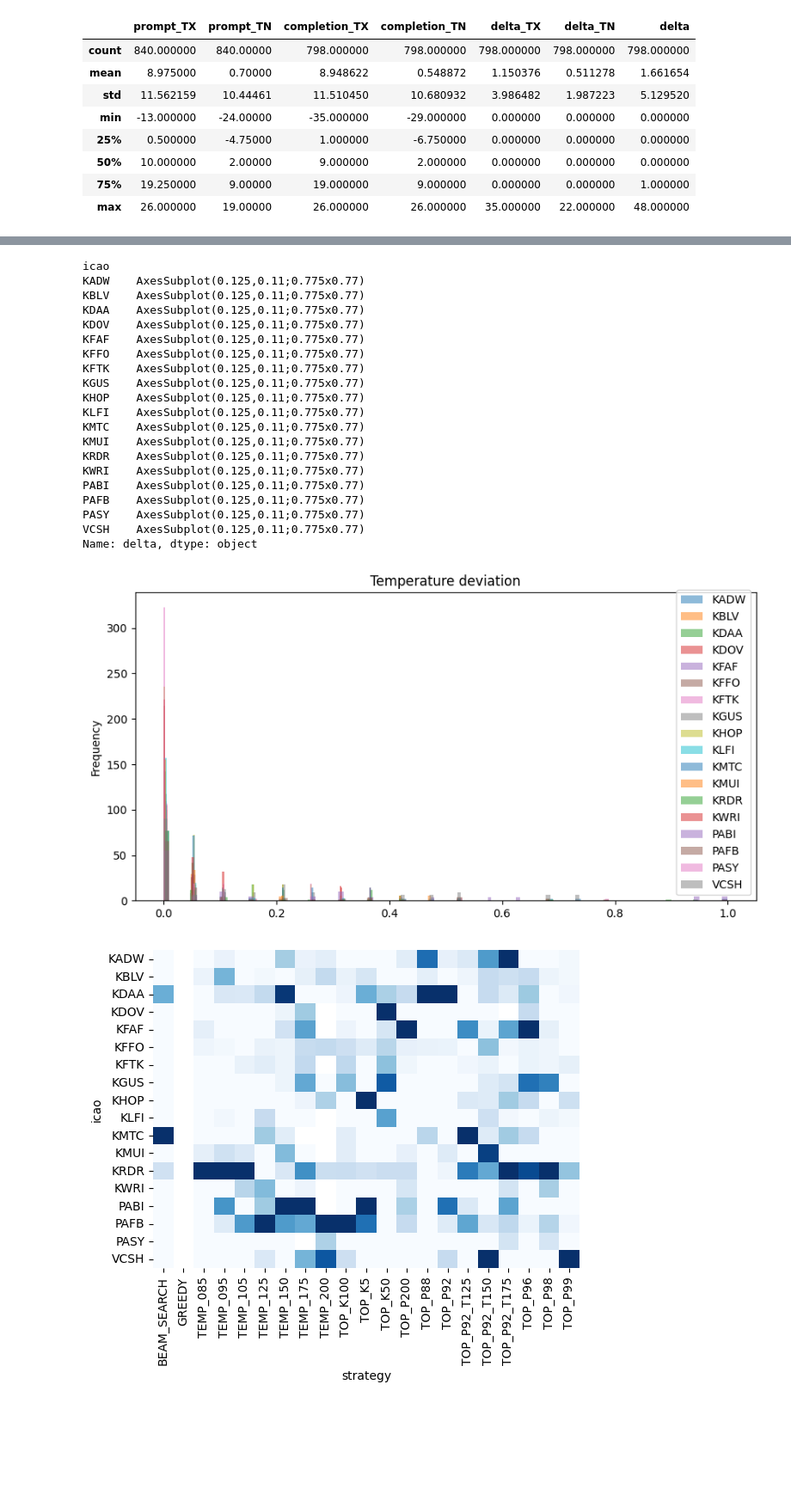
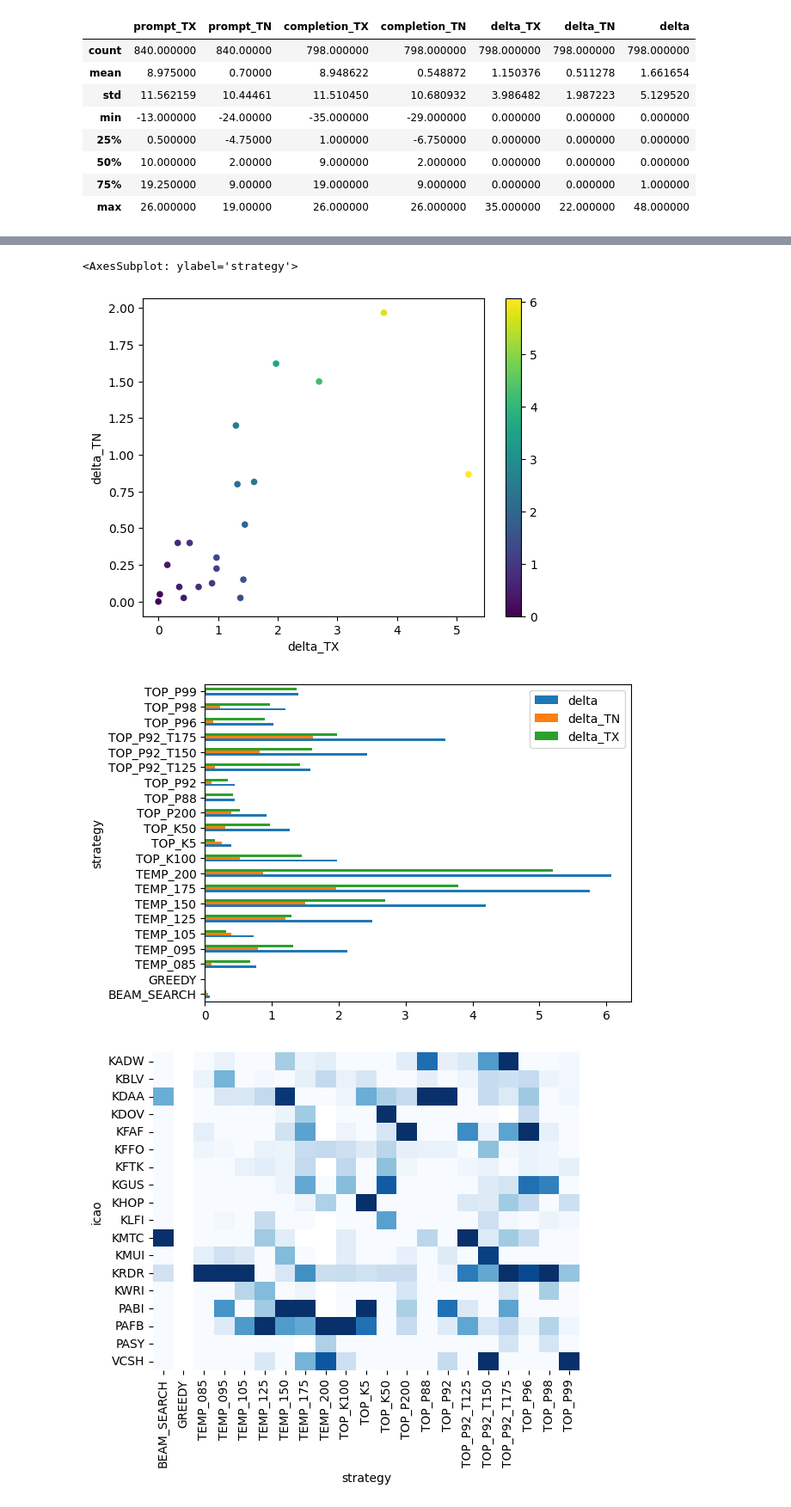
Before and after one commit to leaver2000/fite-gpt2, a Jupyter notebook: results.ipynb, the cells around one changed output, grey strips where cells are left out. Shown at 86% size. Saved outputs shown, nothing was run; the diff lists cells and outputs as text; code cells hidden in the pictures; blank space fills up the shorter version.

```diff
--- a/results.ipynb
+++ b/results.ipynb
@@ -132,34 +121,18 @@ Name: delta, dtype: object
-# %%
-normalized.groupby("icao").plot.hist(
-    title="Temperature deviation",
-    bins=100,
-    alpha=0.5,
-    legend={"loc": "best"},
-    figsize=(10, 5),
-    density=True,
-)
-# %% [output]
-icao
-KADW    AxesSubplot(0.125,0.11;0.775x0.77)
-KBLV    AxesSubplot(0.125,0.11;0.775x0.77)
-KDAA    AxesSubplot(0.125,0.11;0.775x0.77)
-KDOV    AxesSubplot(0.125,0.11;0.775x0.77)
-KFAF    AxesSubplot(0.125,0.11;0.775x0.77)
-KFFO    AxesSubplot(0.125,0.11;0.775x0.77)
-KFTK    AxesSubplot(0.125,0.11;0.775x0.77)
-KGUS    AxesSubplot(0.125,0.11;0.775x0.77)
-KHOP    AxesSubplot(0.125,0.11;0.775x0.77)
-KLFI    AxesSubplot(0.125,0.11;0.775x0.77)
-KMTC    AxesSubplot(0.125,0.11;0.775x0.77)
-KMUI    AxesSubplot(0.125,0.11;0.775x0.77)
-KRDR    AxesSubplot(0.125,0.11;0.775x0.77)
-KWRI    AxesSubplot(0.125,0.11;0.775x0.77)
-PABI    AxesSubplot(0.125,0.11;0.775x0.77)
-PAFB    AxesSubplot(0.125,0.11;0.775x0.77)
-PASY    AxesSubplot(0.125,0.11;0.775x0.77)
-VCSH    AxesSubplot(0.125,0.11;0.775x0.77)
-Name: delta, dtype: object
-[figure, removed]
+# %%
+strategy_group = (
+    df.loc[:, df.columns.str.contains("delta")]
+    .reset_index("icao")
+    .drop("icao", axis=1)
+    .dropna(how="all", axis=0)
+)
+pt = strategy_group.pivot_table(index="strategy", aggfunc="mean")
+
+pt.plot.scatter("delta_TX", "delta_TN", c=pt.delta.to_numpy(), colormap="viridis")
+pt.plot.barh()
+# %% [output]
+<AxesSubplot: ylabel='strategy'>
+[figure, added]
+[figure, added]
 # %%
 import seaborn as sns
 
```
Also changed, not shown: parts of 9 cells of this notebook.
